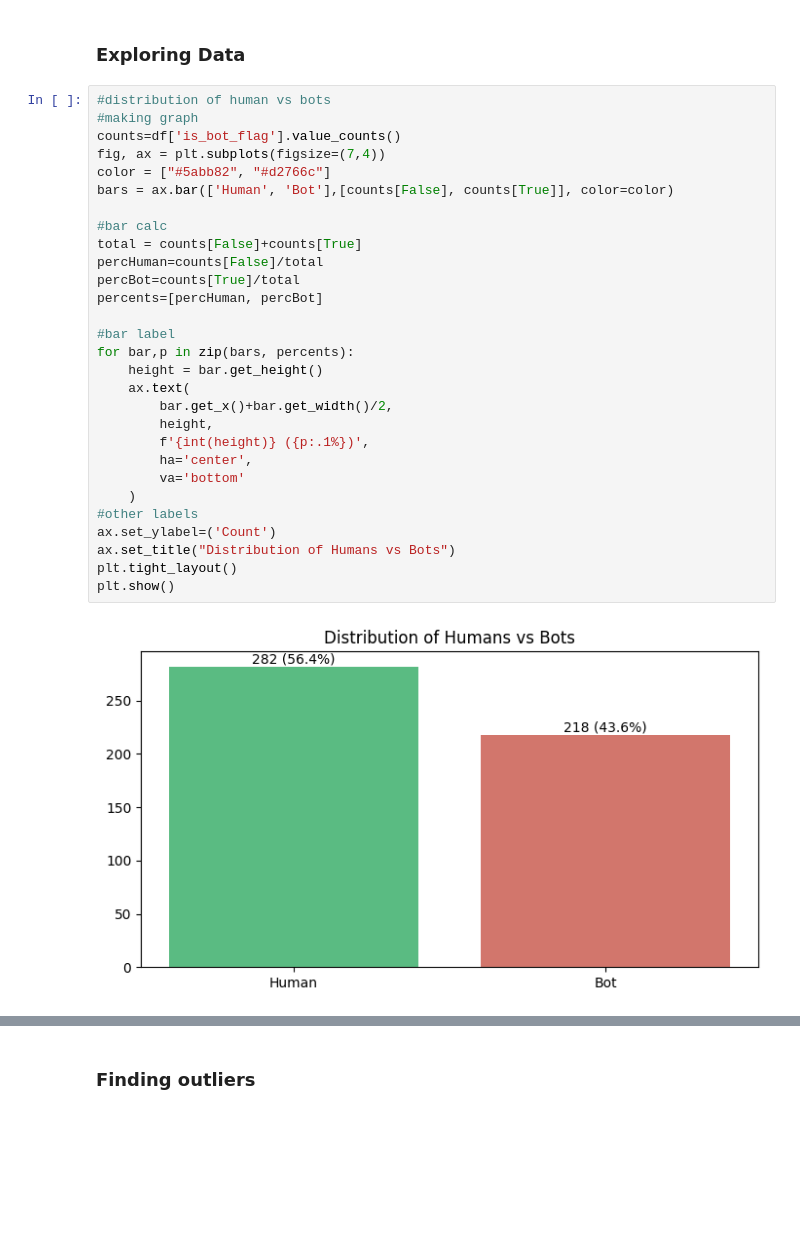
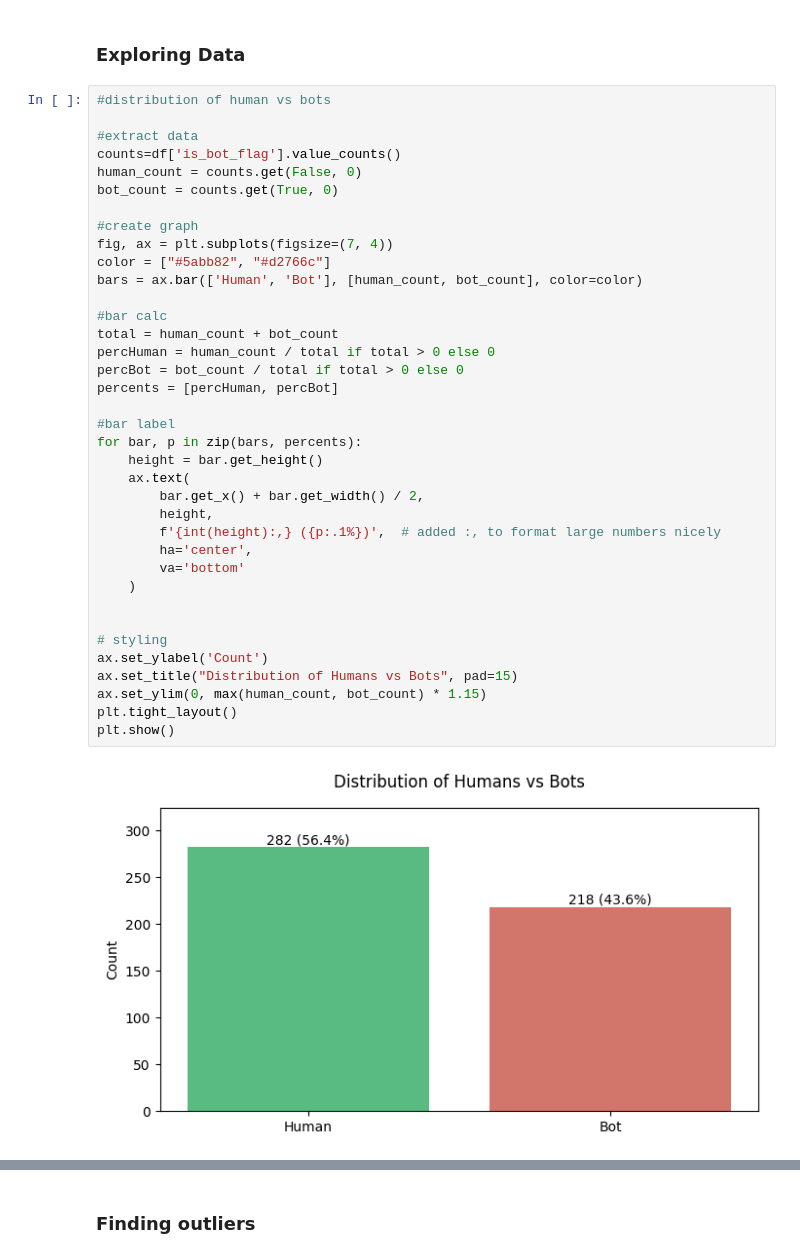
Before and after one commit to abbyk06/DeadInternet, a Jupyter notebook: deadInternet.ipynb, the cells around one changed output, grey strips where cells are left out. Saved outputs shown, nothing was run; the diff lists cells and outputs as text; blank space fills up the shorter version.

```diff
--- a/deadInternet.ipynb
+++ b/deadInternet.ipynb
@@ -82,35 +82,43 @@ memory usage: 36.3+ KB
 ### Exploring Data
 # %%
 #distribution of human vs bots
-#making graph
+
+#extract data
 counts=df['is_bot_flag'].value_counts()
-fig, ax = plt.subplots(figsize=(7,4))
+human_count = counts.get(False, 0)
+bot_count = counts.get(True, 0)
+
+#create graph
+fig, ax = plt.subplots(figsize=(7, 4))
 color = ["#5abb82", "#d2766c"]
-bars = ax.bar(['Human', 'Bot'],[counts[False], counts[True]], color=color)
+bars = ax.bar(['Human', 'Bot'], [human_count, bot_count], color=color)
 
 #bar calc
-total = counts[False]+counts[True]
-percHuman=counts[False]/total
-percBot=counts[True]/total
-percents=[percHuman, percBot]
+total = human_count + bot_count
+percHuman = human_count / total if total > 0 else 0
+percBot = bot_count / total if total > 0 else 0
+percents = [percHuman, percBot]
 
 #bar label
-for bar,p in zip(bars, percents):
+for bar, p in zip(bars, percents):
     height = bar.get_height()
     ax.text(
-        bar.get_x()+bar.get_width()/2,
+        bar.get_x() + bar.get_width() / 2,
         height,
-        f'{int(height)} ({p:.1%})',
+        f'{int(height):,} ({p:.1%})',  # added :, to format large numbers nicely
         ha='center',
         va='bottom'
     )
-#other labels
-ax.set_ylabel=('Count')
-ax.set_title("Distribution of Humans vs Bots")
+
+
+# styling
+ax.set_ylabel('Count')
+ax.set_title("Distribution of Humans vs Bots", pad=15)
+ax.set_ylim(0, max(human_count, bot_count) * 1.15)
 plt.tight_layout()
 plt.show()
 # %% [output]
-[figure, old version]
+[figure, new version]
 # %%
 #distribution of types of bots
 #making graph
```
Also changed, not shown: parts of 1 cell of this notebook.
